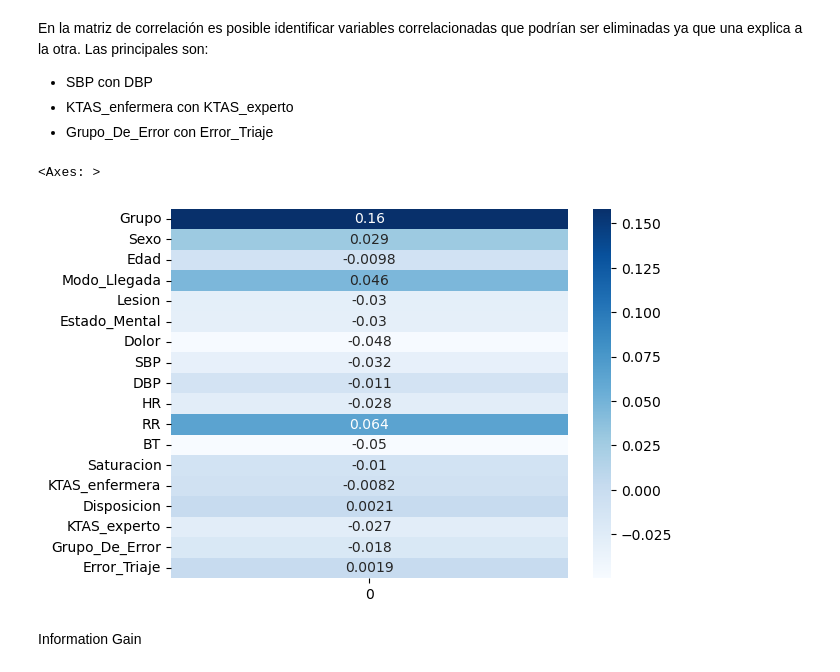
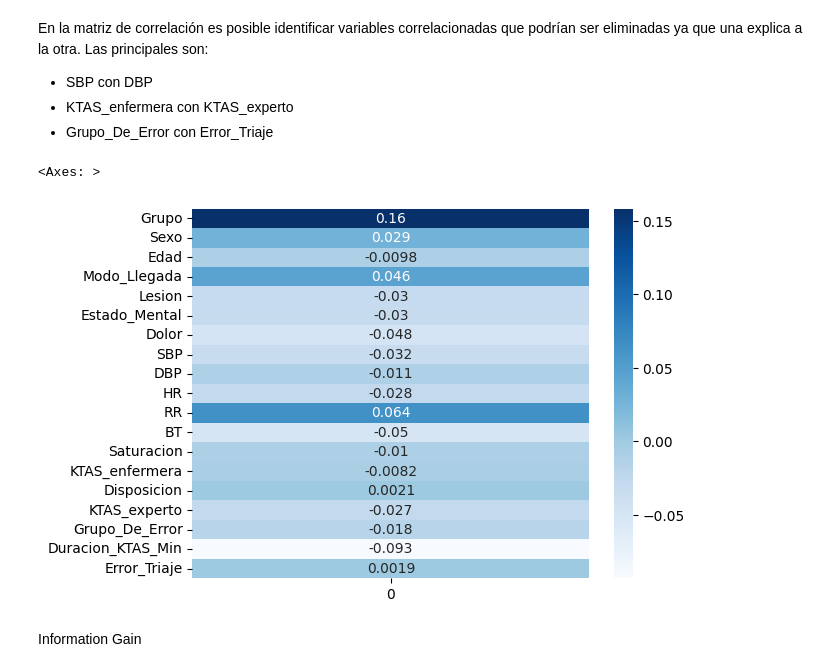
Before and after one commit to despinosaa/Lab1_G1, a Jupyter notebook: Lab1_codigo.ipynb, the cells around one changed output. Drawn from its saved outputs; the diff is of its cells as text; code cells hidden in the pictures.

Commit message:
numericonly

```diff
--- a/Lab1_codigo.ipynb
+++ b/Lab1_codigo.ipynb
@@ -166,11 +166,11 @@ En la matriz de correlación es posible identificar variables correlacionadas qu
 - KTAS_enfermera con KTAS_experto
 - Grupo_De_Error con Error_Triaje
 # %%
-corrw = data.drop(['Duracion_Estancia_Min'], axis=1).corrwith(data['Duracion_Estancia_Min'])
+corrw = data.drop(['Duracion_Estancia_Min'], axis=1).corrwith(data['Duracion_Estancia_Min'], numeric_only= True)
 sb.heatmap(pd.DataFrame(corrw), cmap="Blues", annot=True)
 # %% [output]
 <Axes: >
-[figure, old version]
+[figure, new version]
 # %% [markdown]
 Information Gain
 # %%
```
Also changed, not shown: parts of 1 cell of this notebook.
